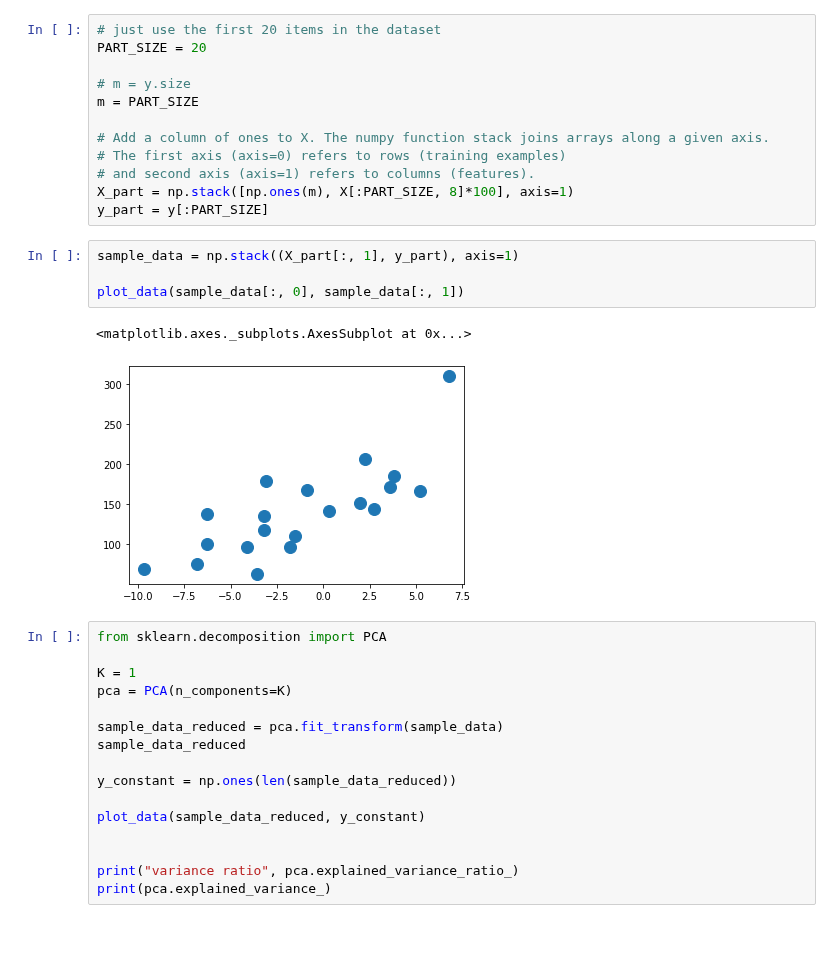
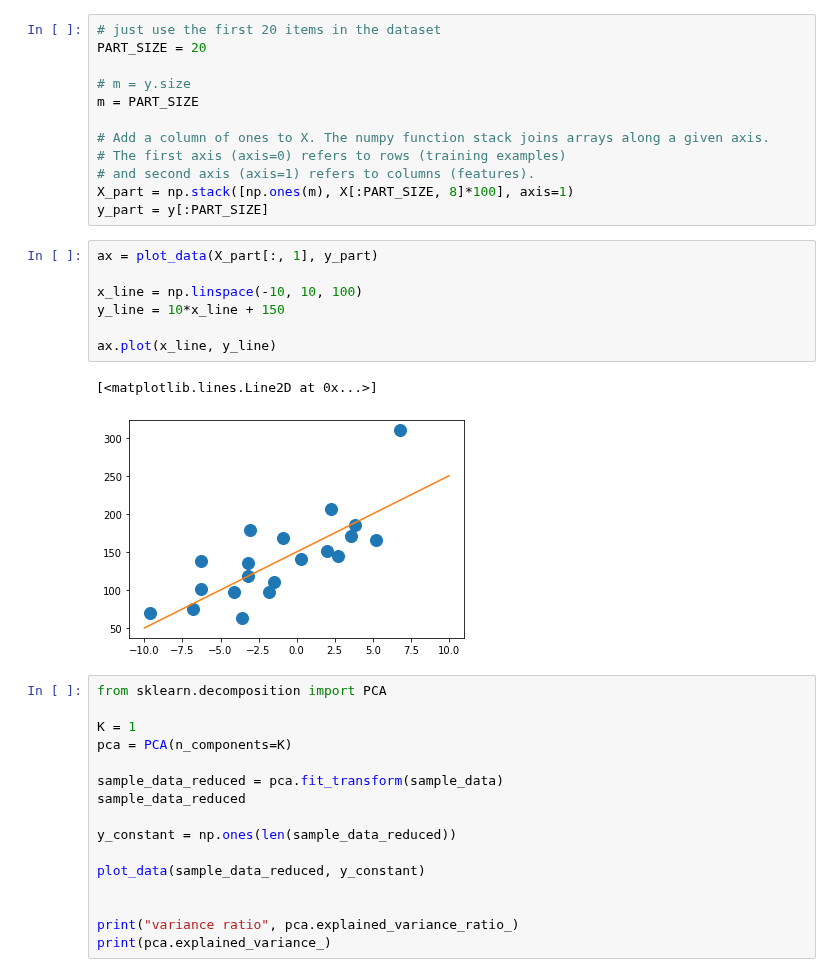
Before and after one commit to changsin/MIU_ML, a Jupyter notebook: notebooks/06.PCA.ipynb, the cells around one changed output. Saved outputs shown, nothing was run; the diff lists cells and outputs as text; blank space fills up the shorter version.

```diff
--- a/notebooks/06.PCA.ipynb
+++ b/notebooks/06.PCA.ipynb
@@ -271,13 +232,16 @@ m = PART_SIZE
 # and second axis (axis=1) refers to columns (features).
 X_part = np.stack([np.ones(m), X[:PART_SIZE, 8]*100], axis=1)
 y_part = y[:PART_SIZE]
-# %%
-sample_data = np.stack((X_part[:, 1], y_part), axis=1)
-
-plot_data(sample_data[:, 0], sample_data[:, 1])
-# %% [output]
-<matplotlib.axes._subplots.AxesSubplot at 0x...>
-[figure, removed]
+# %%
+ax = plot_data(X_part[:, 1], y_part)
+
+x_line = np.linspace(-10, 10, 100)
+y_line = 10*x_line + 150
+
+ax.plot(x_line, y_line)
+# %% [output]
+[<matplotlib.lines.Line2D at 0x...>]
+[figure, added]
 # %%
 from sklearn.decomposition import PCA
 
```
Also changed, not shown: parts of 26 cells of this notebook.
